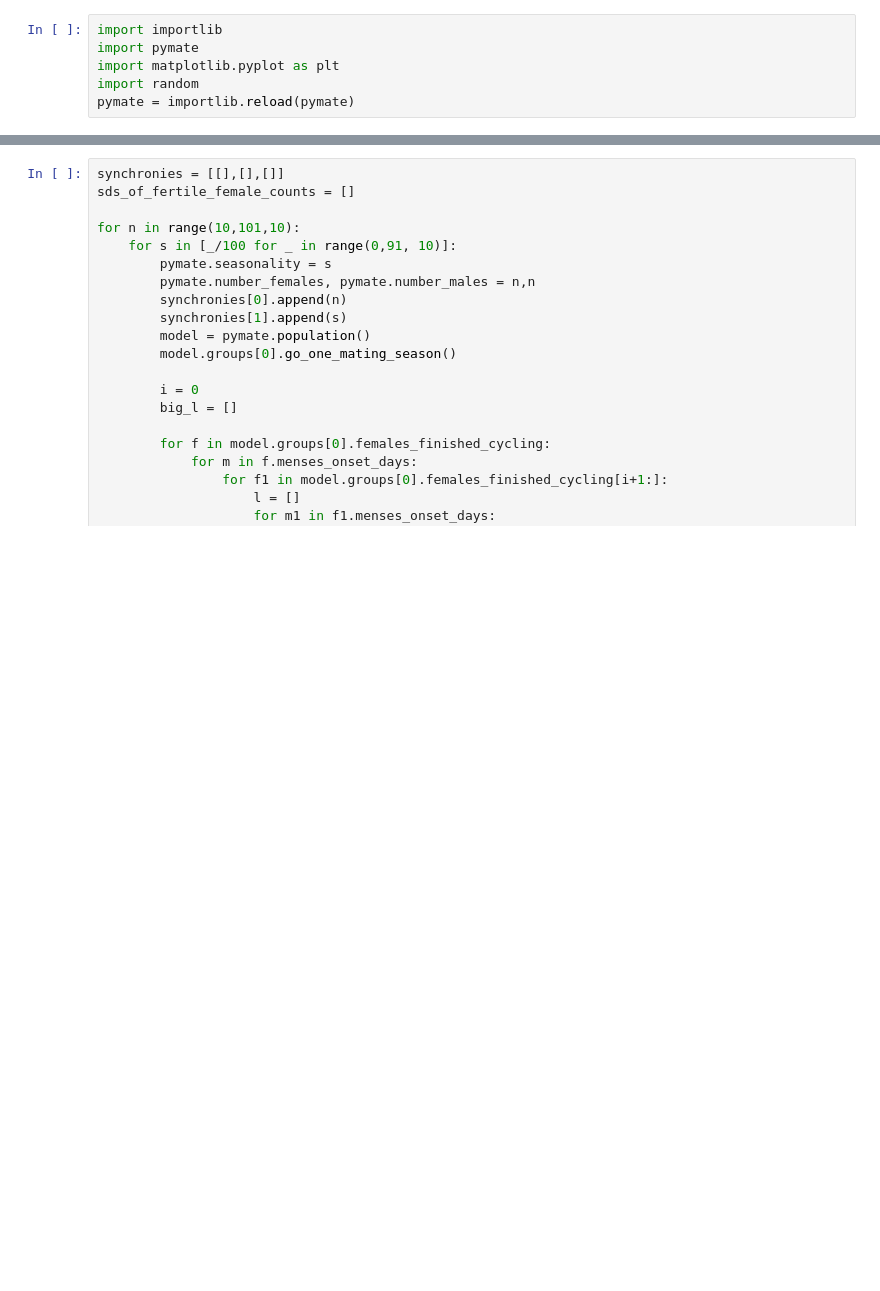
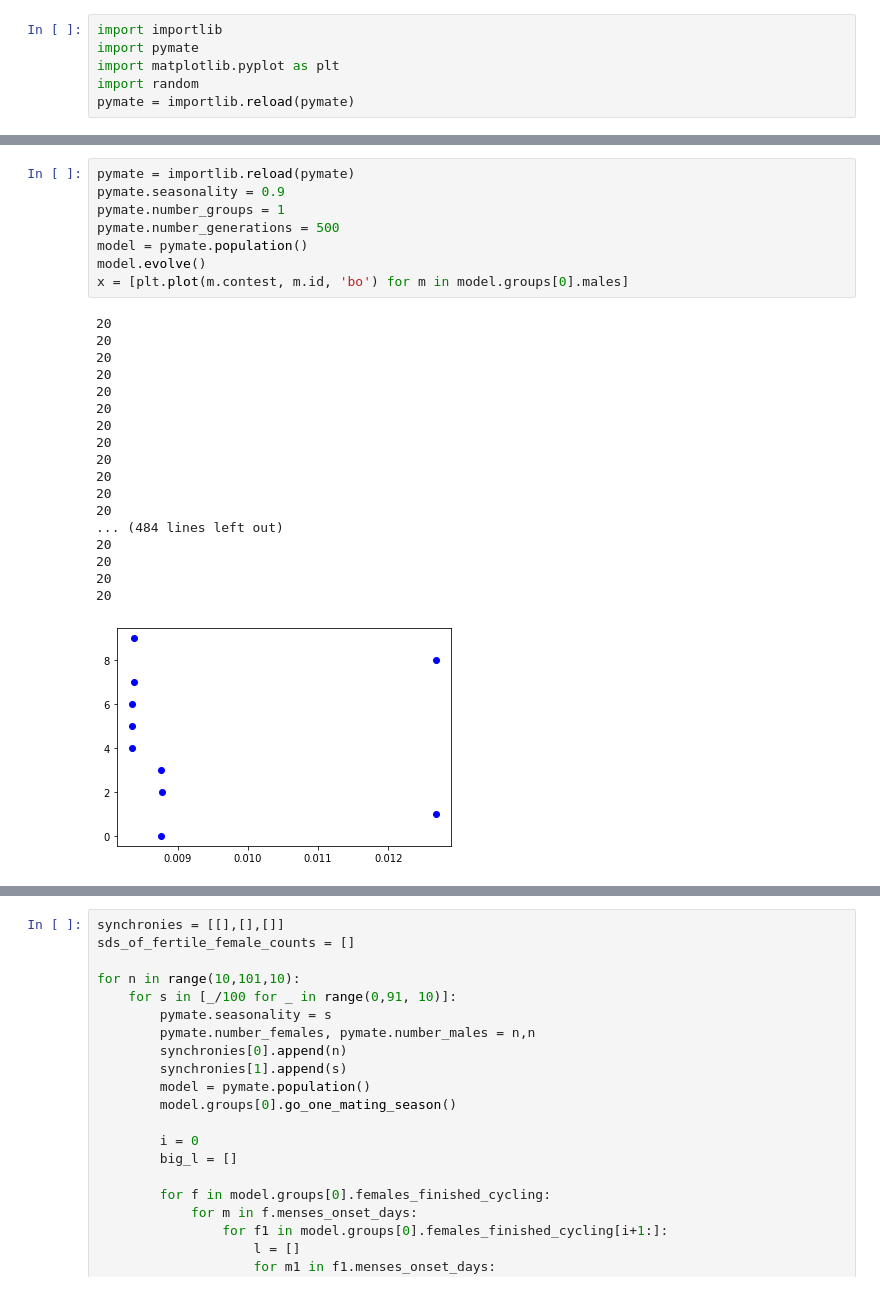
Before and after one commit to kevinrosenfield/FertilitySignalsABM, a Jupyter notebook: pymate_tests.ipynb, the cells around one changed output, grey strips where cells are left out. Drawn from its saved outputs; the diff is of its cells as text; blank space fills up the shorter version.

```diff
--- a/pymate_tests.ipynb
+++ b/pymate_tests.ipynb
@@ -13,0 +48,27 @@ model = pymate.population()
+# %%
+pymate = importlib.reload(pymate)
+pymate.seasonality = 0.9
+pymate.number_groups = 1
+pymate.number_generations = 500
+model = pymate.population()
+model.evolve()
+x = [plt.plot(m.contest, m.id, 'bo') for m in model.groups[0].males]
+# %% [output]
+20
+20
+20
+20
+20
+20
+20
+20
+20
+20
+20
+20
+... (484 lines left out)
+20
+20
+20
+20
+[figure, added]
```
Also changed, not shown: parts of 29 cells of this notebook, 2 other files.
